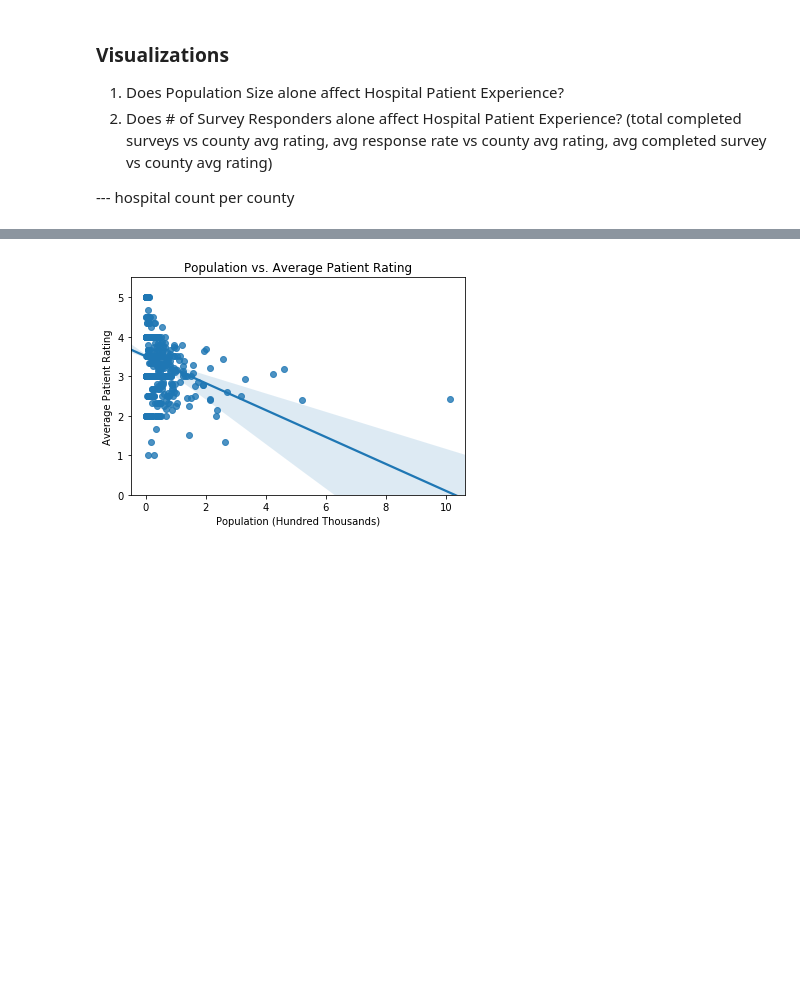
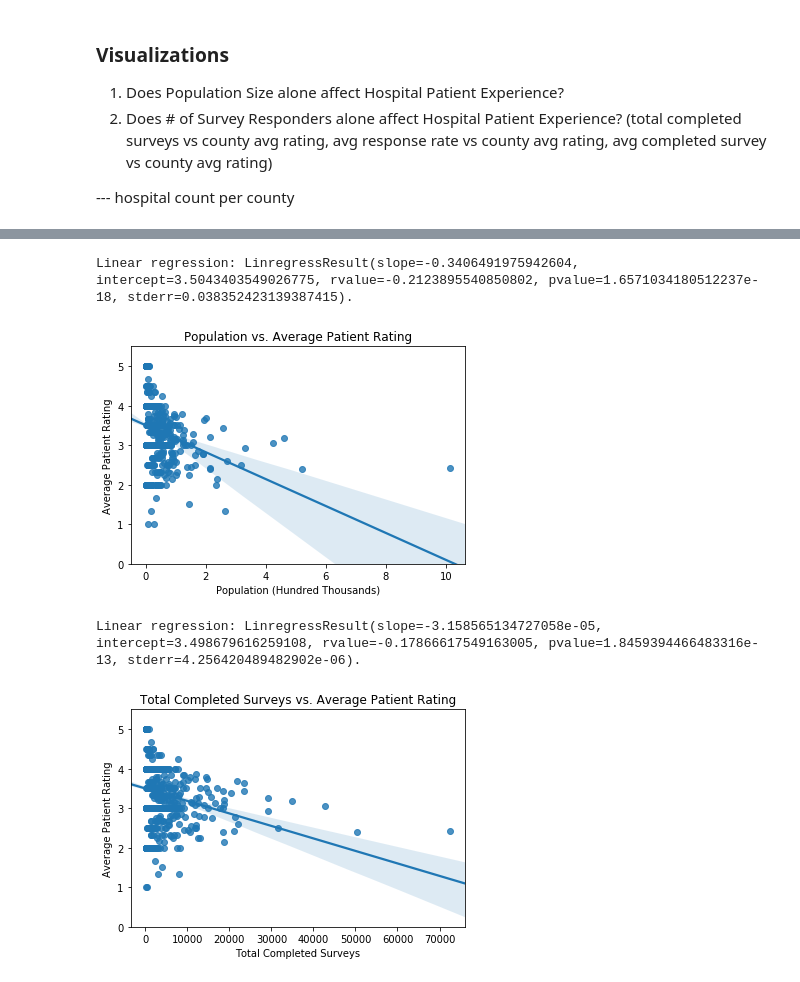
Before and after one commit to rabotr/proj-1-healthcare, a Jupyter notebook: Q1 & Q2 Visualizations.ipynb, the cells around one changed output, grey strips where cells are left out. Drawn from its saved outputs; the diff is of its cells as text; code cells hidden in the pictures; blank space fills up the shorter version.

```diff
--- a/Q1 & Q2 Visualizations.ipynb
+++ b/Q1 & Q2 Visualizations.ipynb
@@ -38,7 +39,7 @@ survey = grouper["Completed Surveys"].sum().to_frame()
 survey.reset_index(inplace=True)
 
 # get mortality and population data
-mortality = grouper[["Population", "Crude Rate", "Age Adjusted Rate"]].mean()
+mortality = grouper[["Population", "Crude Rate", "Age Adjusted Rate", "Deaths"]].mean()
 mortality.reset_index(inplace=True)
 
 #merge df
@@ -73,8 +74,23 @@ county_df.to_csv("Resources/county_data.csv")
 # Does Population Size alone affect Hospital Patient Experience?
 sns.regplot(x="Population (Hundred Thousands)", y="Average Patient Rating", data=county_df)
 plt.title("Population vs. Average Patient Rating")
+print(f"Linear regression: {stats.linregress(county_df['Population (Hundred Thousands)'], county_df['Average Patient Rating'])}.")
 plt.ylim(0, 5.5)
 plt.show()
 None
 # %% [output]
+Linear regression: LinregressResult(slope=-0.3406491975942604, intercept=3.5043403549026775, rvalue=-0.2123895540850802, pvalue=1.6571034180512237e-18, stderr=0.038352423139387415).
 [figure]
+# %%
+# Does # of Survey Responders alone affect Hospital Patient Experience?
+# (total completed surveys vs county avg rating)
+
+sns.regplot(x="Total Completed Surveys", y="Average Patient Rating", data=county_df)
+plt.title("Total Completed Surveys vs. Average Patient Rating")
+print(f"Linear regression: {stats.linregress(county_df['Total Completed Surveys'], county_df['Average Patient Rating'])}.")
+plt.ylim(0, 5.5)
+plt.show()
+None
+# %% [output]
+Linear regression: LinregressResult(slope=-3.158565134727058e-05, intercept=3.498679616259108, rvalue=-0.17866617549163005, pvalue=1.8459394466483316e-13, stderr=4.256420489482902e-06).
+[figure, added]
```
Also changed, not shown: parts of 3 cells of this notebook, 1 other file.
